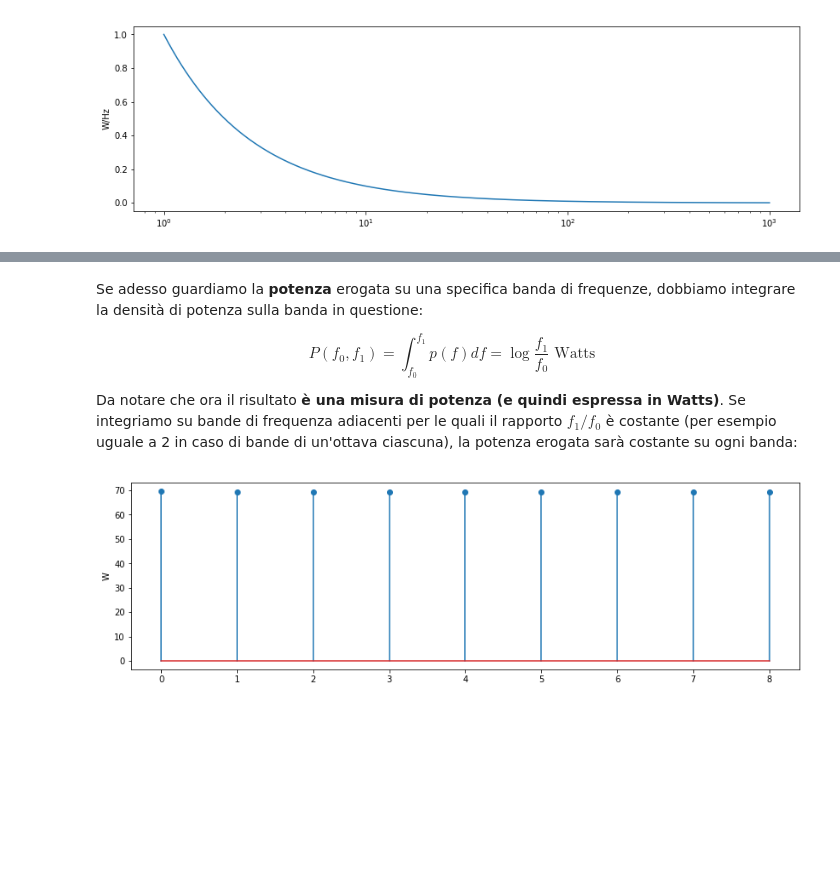
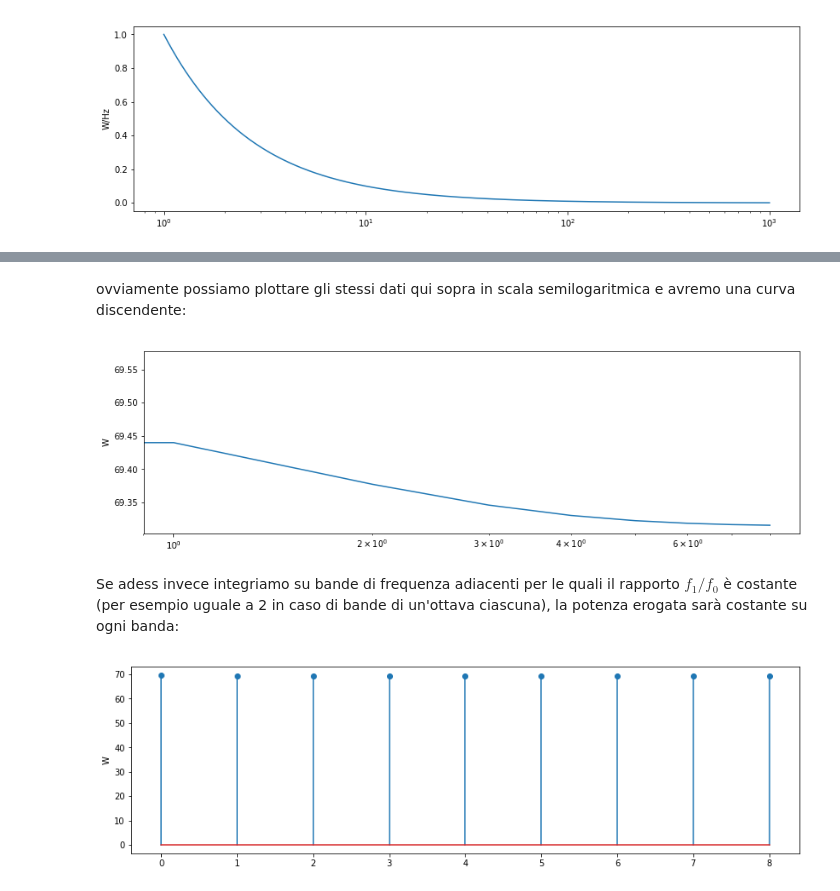
Before and after one commit to prandoni/scrapbook, a Jupyter notebook: pinknoise.ipynb, the cells around one changed output, grey strips where cells are left out. Drawn from its saved outputs; the diff is of its cells as text; code cells hidden in the pictures; blank space fills up the shorter version.

```diff
--- a/pinknoise.ipynb
+++ b/pinknoise.ipynb
@@ -38,11 +71,12 @@ plt.ylabel("W/Hz");
+# %% [markdown]
+ovviamente possiamo plottare gli stessi dati qui sopra in scala semilogaritmica e avremo una curva discendente:
+# %%
+plt.semilogx(energy);
+plt.ylabel("W");
+# %% [output]
+[figure, added]
 # %% [markdown]
-Se adesso guardiamo la **potenza** erogata su una specifica banda di frequenze, dobbiamo integrare la densità di potenza sulla banda in questione:
-
-$$
-    P(f_0, f_1) = \int_{f_0}^{f_1} p(f)df = \log\frac{f_1}{f_0} \mbox{ Watts}
-$$
-
-Da notare che ora il risultato **è una misura di potenza (e quindi espressa in Watts)**. Se integriamo su bande di frequenza adiacenti per le quali il rapporto $f_1/f_0$ è costante (per esempio uguale a 2 in caso di bande di un'ottava ciascuna), la potenza erogata sarà costante su ogni banda:
+Se adess invece integriamo su bande di frequenza adiacenti per le quali il rapporto $f_1/f_0$ è costante (per esempio uguale a 2 in caso di bande di un'ottava ciascuna), la potenza erogata sarà costante su ogni banda:
 # %%
 ratio = 2 # bande di un'ottava
 #ratio = 3/2
```
Also changed, not shown: parts of 5 cells of this notebook.
